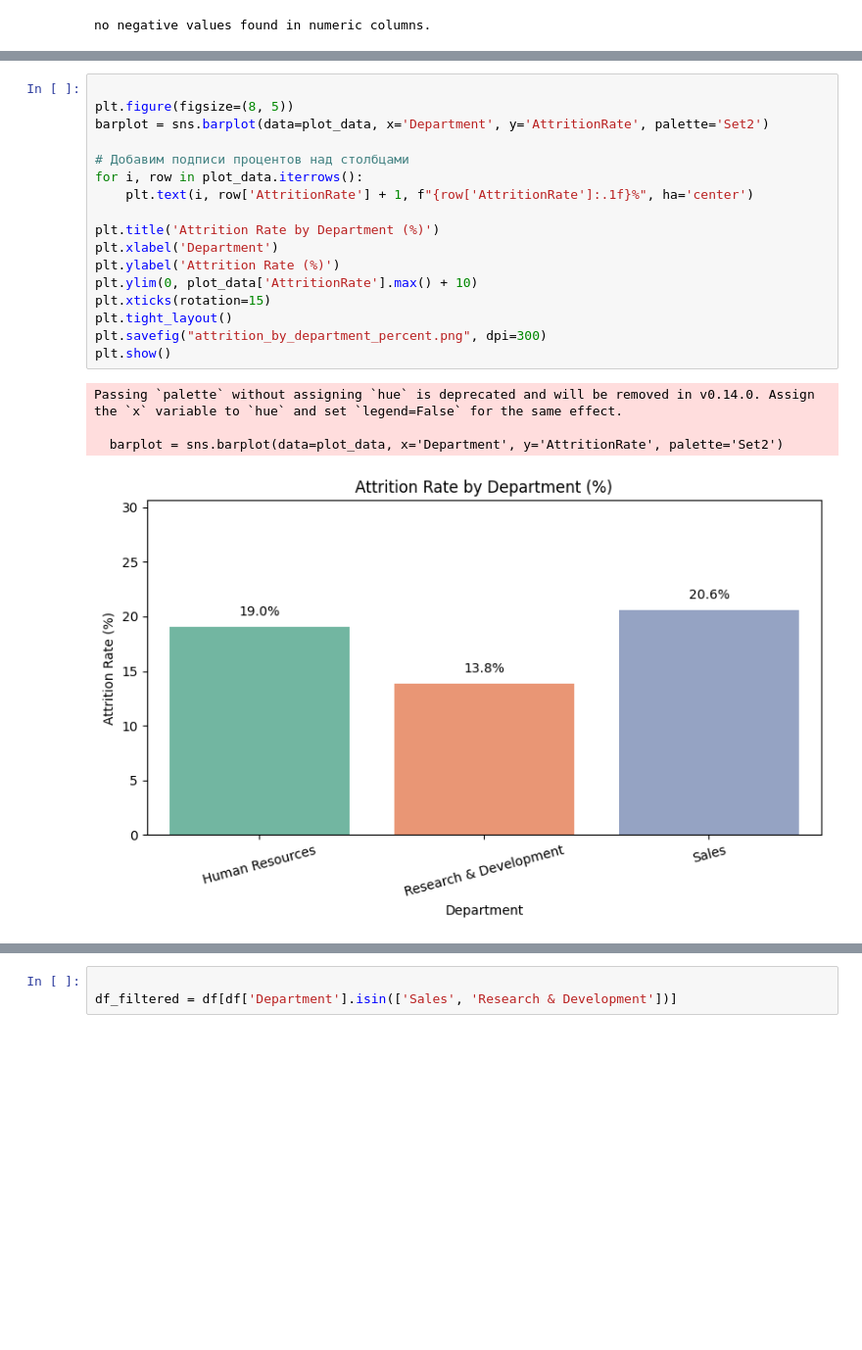
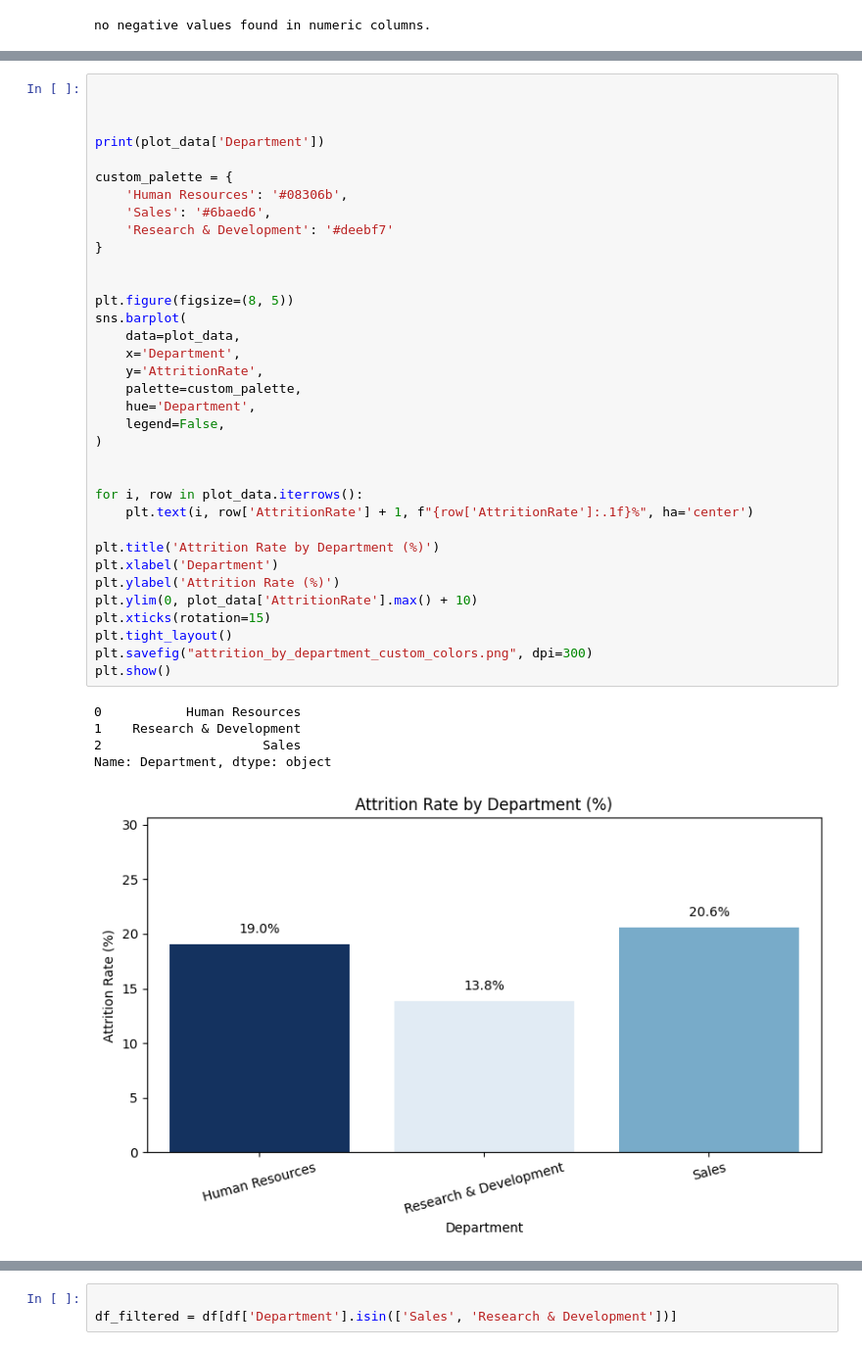
Before and after one commit to melo4yxa77796/EmployeeProductivityAnalysis, a Jupyter notebook: atrrition.ipynb, the cells around one changed output, grey strips where cells are left out. Shown: that part at 98% size. Saved outputs shown, nothing was run; the diff lists cells and outputs as text; blank space fills up the shorter version.

```diff
--- a/atrrition.ipynb
+++ b/atrrition.ipynb
@@ -157,27 +160,46 @@ grouped['AttritionRate'] = grouped['Yes'] * 100  # <-- ТОЛЬКО ОДИН Р
 
 plot_data = grouped.reset_index()
-# %%
-
-plt.figure(figsize=(8, 5))
-barplot = sns.barplot(data=plot_data, x='Department', y='AttritionRate', palette='Set2')
-
-# Добавим подписи процентов над столбцами
-for i, row in plot_data.iterrows():
-    plt.text(i, row['AttritionRate'] + 1, f"{row['AttritionRate']:.1f}%", ha='center')
-
-plt.title('Attrition Rate by Department (%)')
-plt.xlabel('Department')
-plt.ylabel('Attrition Rate (%)')
-plt.ylim(0, plot_data['AttritionRate'].max() + 10)
-plt.xticks(rotation=15)
-plt.tight_layout()
-plt.savefig("attrition_by_department_percent.png", dpi=300)
-plt.show()
-# %% [output]
-Passing `palette` without assigning `hue` is deprecated and will be removed in v0.14.0. Assign the `x` variable to `hue` and set `legend=False` for the same effect.
-
-  barplot = sns.barplot(data=plot_data, x='Department', y='AttritionRate', palette='Set2')
-[figure, removed]
+# %%
+
+
+
+print(plot_data['Department'])
+
+custom_palette = {
+    'Human Resources': '#08306b',
+    'Sales': '#6baed6',
+    'Research & Development': '#deebf7'
+}
+
+
+plt.figure(figsize=(8, 5))
+sns.barplot(
+    data=plot_data,
+    x='Department',
+    y='AttritionRate',
+    palette=custom_palette,
+    hue='Department',
+    legend=False,
+)
+
+
+for i, row in plot_data.iterrows():
+    plt.text(i, row['AttritionRate'] + 1, f"{row['AttritionRate']:.1f}%", ha='center')
+
+plt.title('Attrition Rate by Department (%)')
+plt.xlabel('Department')
+plt.ylabel('Attrition Rate (%)')
+plt.ylim(0, plot_data['AttritionRate'].max() + 10)
+plt.xticks(rotation=15)
+plt.tight_layout()
+plt.savefig("attrition_by_department_custom_colors.png", dpi=300)
+plt.show()
+# %% [output]
+0           Human Resources
+1    Research & Development
+2                     Sales
+Name: Department, dtype: object
+[figure, added]
 # %%
 
 
```
Also changed, not shown: parts of 8 cells of this notebook, 5 other files.
